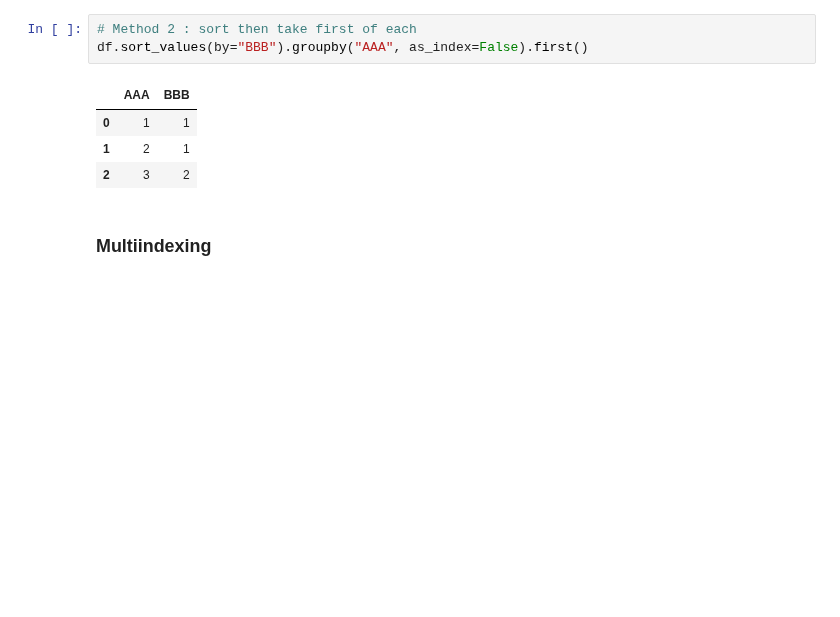
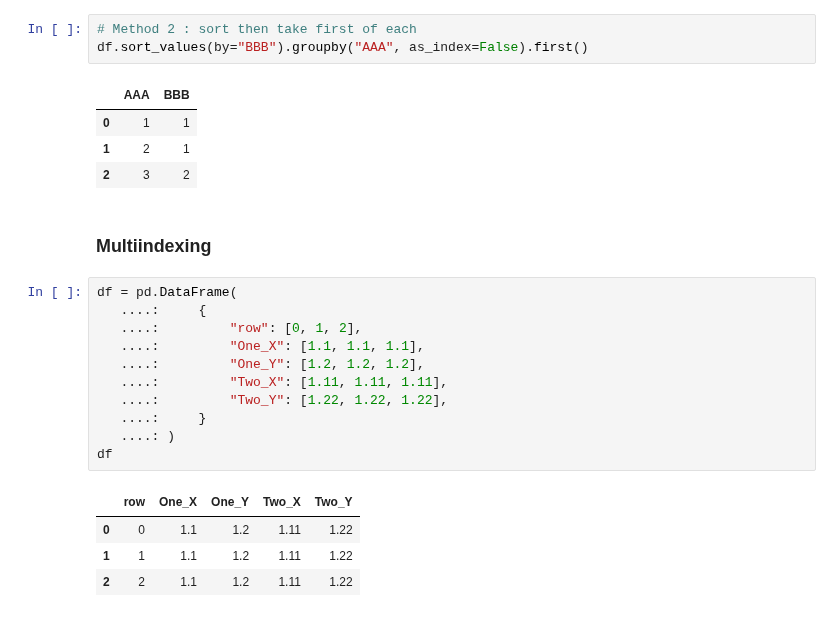
Before and after one commit to onlyabhilash/Feature-Engg, a Jupyter notebook: Pandas/Cooking.ipynb, the cells around one changed output. Drawn from its saved outputs; the diff is of its cells as text; blank space fills up the shorter version.

```diff
--- a/Pandas/Cooking.ipynb
+++ b/Pandas/Cooking.ipynb
@@ -357,3 +357,19 @@ df.sort_values(by="BBB").groupby("AAA", as_index=False).first()
 | 2 | 3 | 2 |
 # %% [markdown]
 ### Multiindexing
+# %%
+df = pd.DataFrame(
+   ....:     {
+   ....:         "row": [0, 1, 2],
+   ....:         "One_X": [1.1, 1.1, 1.1],
+   ....:         "One_Y": [1.2, 1.2, 1.2],
+   ....:         "Two_X": [1.11, 1.11, 1.11],
+   ....:         "Two_Y": [1.22, 1.22, 1.22],
+   ....:     }
+   ....: )
+df
+# %% [output]
+|  | row | One_X | One_Y | Two_X | Two_Y |
+| 0 | 0 | 1.1 | 1.2 | 1.11 | 1.22 |
+| 1 | 1 | 1.1 | 1.2 | 1.11 | 1.22 |
+| 2 | 2 | 1.1 | 1.2 | 1.11 | 1.22 |
```
